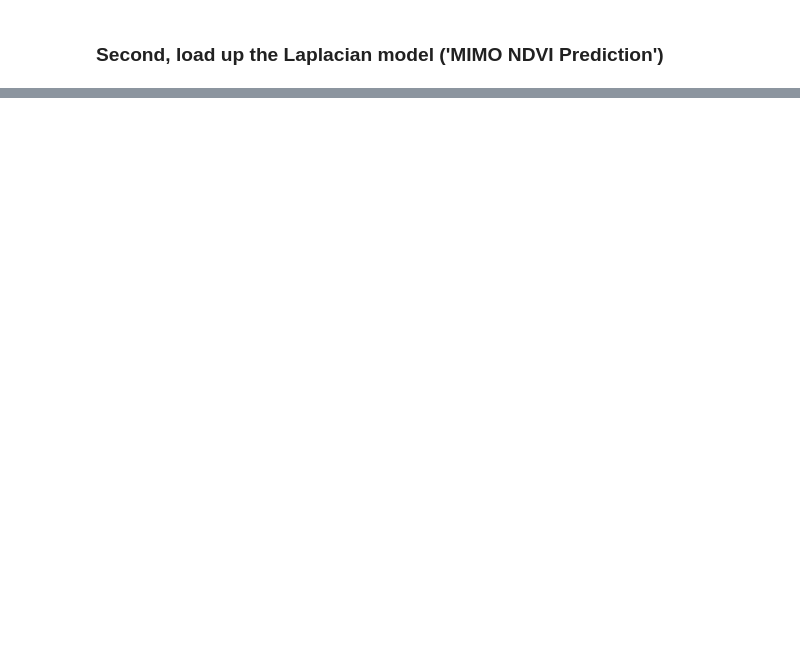
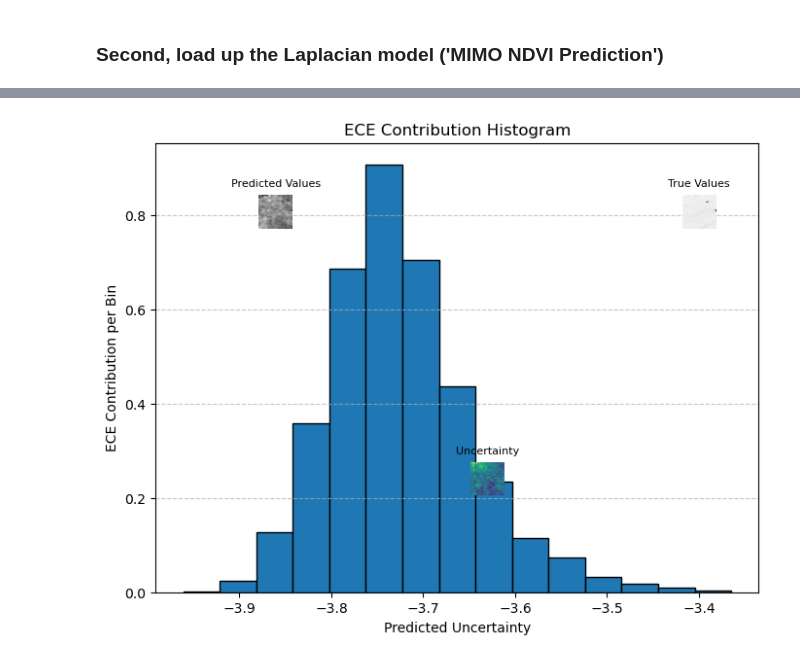
Before and after one commit to beckynevin/MIMO-Unet-cov, a Jupyter notebook: CompareModels.ipynb, the cells around one changed output, grey strips where cells are left out. Drawn from its saved outputs; the diff is of its cells as text; code cells hidden in the pictures; blank space fills up the shorter version.

```diff
--- a/CompareModels.ipynb
+++ b/CompareModels.ipynb
@@ -323,0 +485,41 @@ for i, pred in enumerate(predictions):
+# %%
+from mpl_toolkits.axes_grid1.inset_locator import inset_axes
+
+# Create figure and main axis
+fig, ax = plt.subplots(figsize=(8, 6))
+
+# Main bar plot
+ax.bar(bin_centers, ece_bin, width=np.diff(bin_edges), align="center", edgecolor="black")
+ax.set_xlabel("Predicted Uncertainty")
+ax.set_ylabel("ECE Contribution per Bin")
+ax.set_title("ECE Contribution Histogram")
+ax.grid(axis="y", linestyle="--", alpha=0.7)
+
+# **Inset panel settings** (adjust size and position)
+inset_size = "25%"  # Percentage of main figure size
+inset_positions = [(0.65, 0.6), (0.15, 0.6), (0.40, 0.2)]  # (x, y) relative to figure
+
+
+# **Inset 1: True values (y_true)**
+ax_inset1 = inset_axes(ax, width="25%", height="25%", loc="upper right",
+                        bbox_to_anchor=(0.65, 0.6, 0.3, 0.3), bbox_transform=ax.transAxes)
+ax_inset1.imshow(y_true, cmap="gray")
+ax_inset1.set_title("True Values", fontsize=8)
+ax_inset1.axis("off")
+
+# **Inset 2: Predicted values (y_pred)**
+ax_inset2 = inset_axes(ax, width="25%", height="25%", loc="upper left",
+                        bbox_to_anchor=(0.15, 0.6, 0.3, 0.3), bbox_transform=ax.transAxes)
+ax_inset2.imshow(y_pred, cmap="gray")
+ax_inset2.set_title("Predicted Values", fontsize=8)
+ax_inset2.axis("off")
+
+# **Inset 3: Uncertainty values (y_uncertainty)**
+ax_inset3 = inset_axes(ax, width="25%", height="25%", loc="lower center",
+                        bbox_to_anchor=(0.40, 0.2, 0.3, 0.3), bbox_transform=ax.transAxes)
+ax_inset3.imshow(y_uncertainty, cmap="viridis")
+ax_inset3.set_title("Uncertainty", fontsize=8)
+ax_inset3.axis("off")
+plt.show()
+# %% [output]
+[figure, added]
```
Also changed, not shown: parts of 11 cells of this notebook.
